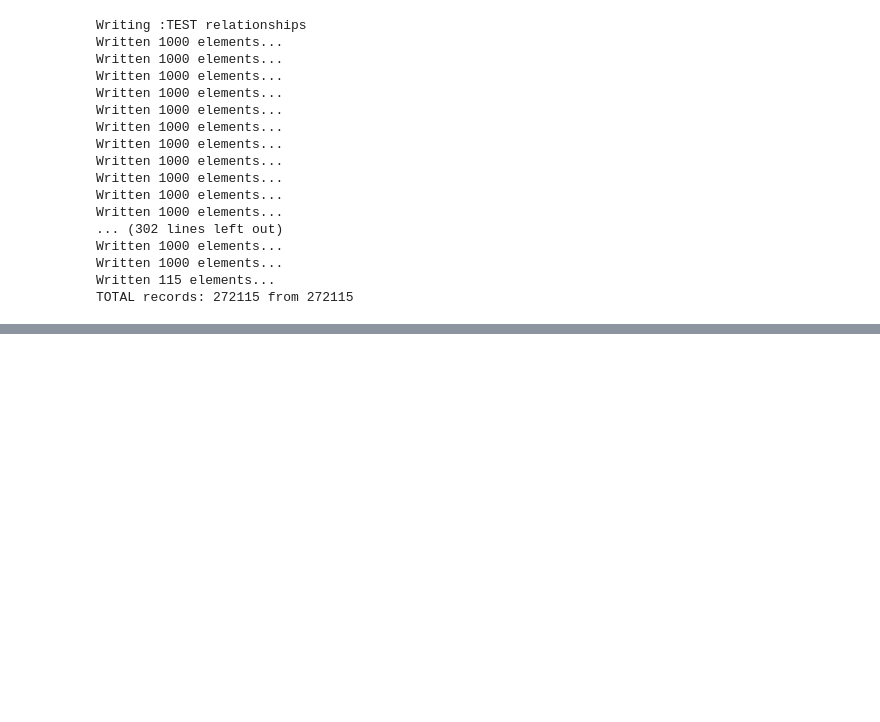
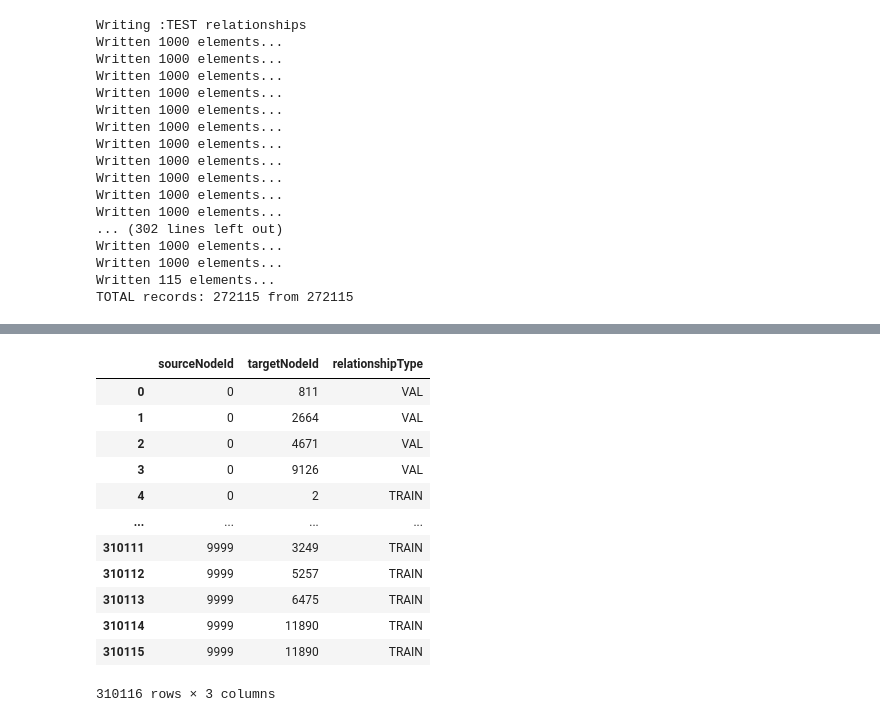
Before and after one commit to orazve/graph-data-science-client, a Jupyter notebook: examples/kge-predict-transe.ipynb, the cells around one changed output, grey strips where cells are left out. Drawn from its saved outputs; the diff is of its cells as text; code cells hidden in the pictures; blank space fills up the shorter version.

```diff
--- a/examples/kge-predict-transe.ipynb
+++ b/examples/kge-predict-transe.ipynb
@@ -157,0 +253,18 @@ TOTAL records: 272115 from 272115
+# %%
+sample_topology_df = gds.beta.graph.relationships.stream(db_data_G)
+# Let's see what we got:
+display(sample_topology_df)
+# %% [output]
+|  | sourceNodeId | targetNodeId | relationshipType |
+| 0 | 0 | 811 | VAL |
+| 1 | 0 | 2664 | VAL |
+| 2 | 0 | 4671 | VAL |
+| 3 | 0 | 9126 | VAL |
+| 4 | 0 | 2 | TRAIN |
+| ... | ... | ... | ... |
+| 310111 | 9999 | 3249 | TRAIN |
+| 310112 | 9999 | 5257 | TRAIN |
+| 310113 | 9999 | 6475 | TRAIN |
+| 310114 | 9999 | 11890 | TRAIN |
+| 310115 | 9999 | 11890 | TRAIN |
+310116 rows × 3 columns
```
Also changed, not shown: parts of 11 cells of this notebook.
